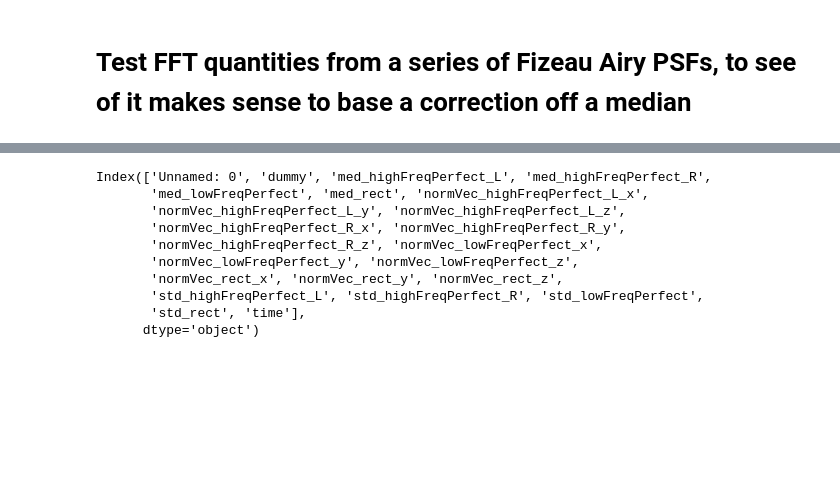
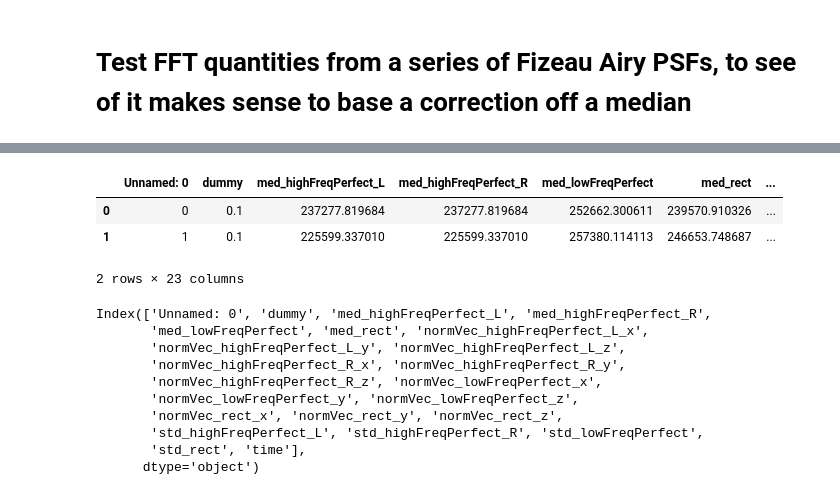
Before and after one commit to mwanakijiji/lbti_fizeau_control, a Jupyter notebook: check_resids_and_opd.ipynb, the cells around one changed output, grey strips where cells are left out. Cells and saved outputs as stored; diff of their text form; code cells hidden in the pictures; blank space fills up the shorter version.

```diff
--- a/check_resids_and_opd.ipynb
+++ b/check_resids_and_opd.ipynb
@@ -68,3 +74,10 @@ Index(['Unnamed: 0', 'dummy', 'med_highFreqPerfect_L', 'med_highFreqPerfect_R',
+# %%
+fftInfo_amp1
+# %% [output]
+|  | Unnamed: 0 | dummy | med_highFreqPerfect_L | med_highFreqPerfect_R | med_lowFreqPerfect | med_rect | ... |
+| 0 | 0 | 0.1 | 237277.819684 | 237277.819684 | 252662.300611 | 239570.910326 | ... |
+| 1 | 1 | 0.1 | 225599.337010 | 225599.337010 | 257380.114113 | 246653.748687 | ... |
+2 rows × 23 columns
 # %%
 fftInfo_arg.keys()
 # %% [output]
```
Also changed, not shown: parts of 4 cells of this notebook.
